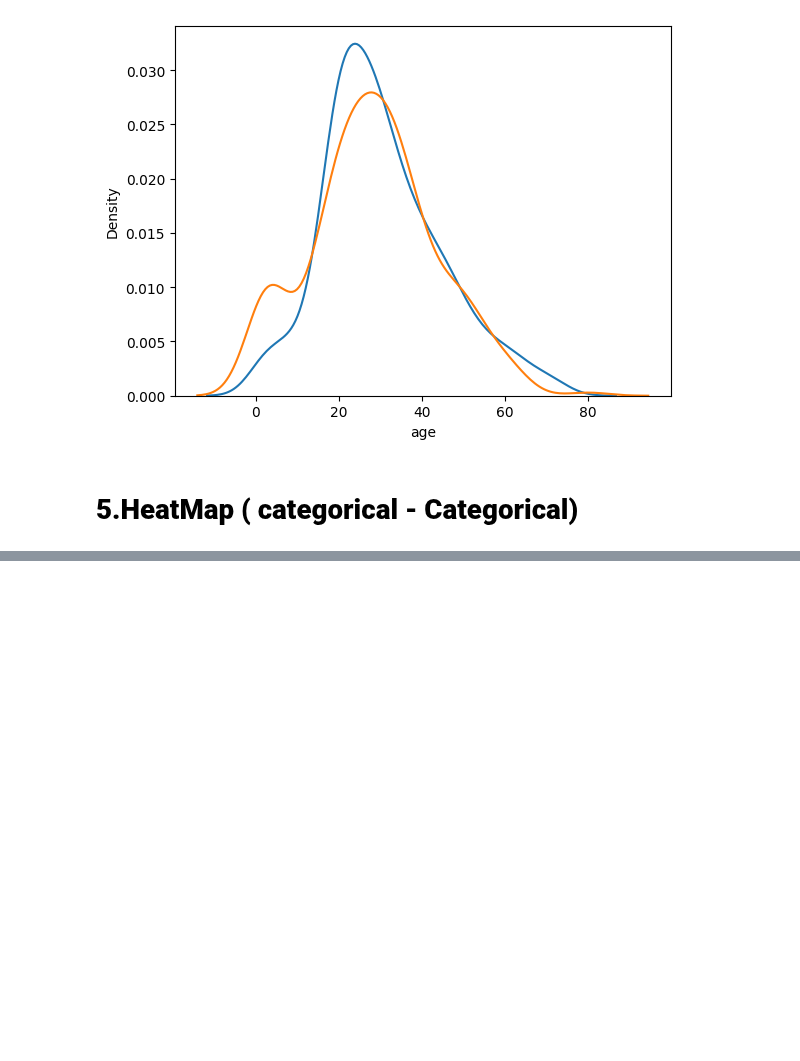
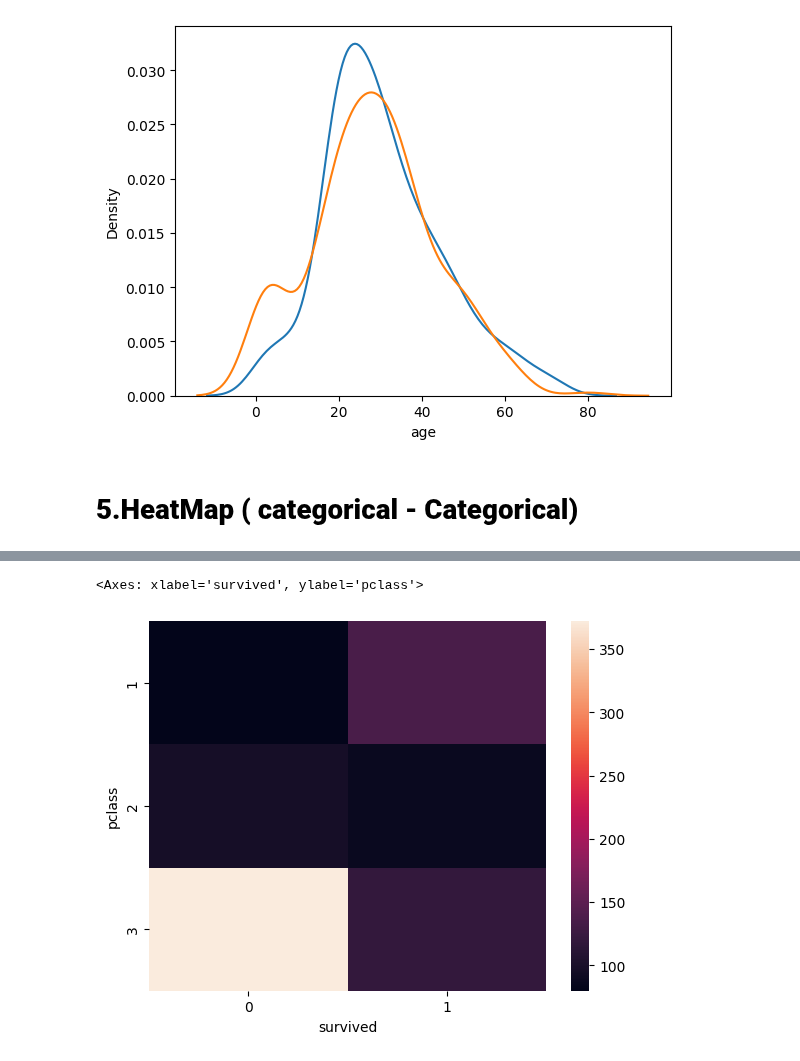
Before and after one commit to theakash07/100_Days_Machine_Learning, a Jupyter notebook: Day21EDA_using_Bivariate_and_Multivariate_Analysis.ipynb, the cells around one changed output, grey strips where cells are left out. Cells and saved outputs as stored; diff of their text form; code cells hidden in the pictures; blank space fills up the shorter version.

```diff
--- a/Day21EDA_using_Bivariate_and_Multivariate_Analysis.ipynb
+++ b/Day21EDA_using_Bivariate_and_Multivariate_Analysis.ipynb
@@ -183,0 +193,5 @@ https://gist.github.com/mwaskom/de44147ed2974457ad6372750bbe5751
+# %%
+sns.heatmap(pd.crosstab(traindf['pclass'], traindf['survived']))
+# %% [output]
+<Axes: xlabel='survived', ylabel='pclass'>
+[figure, added]
```
Also changed, not shown: parts of 1 cell of this notebook.
